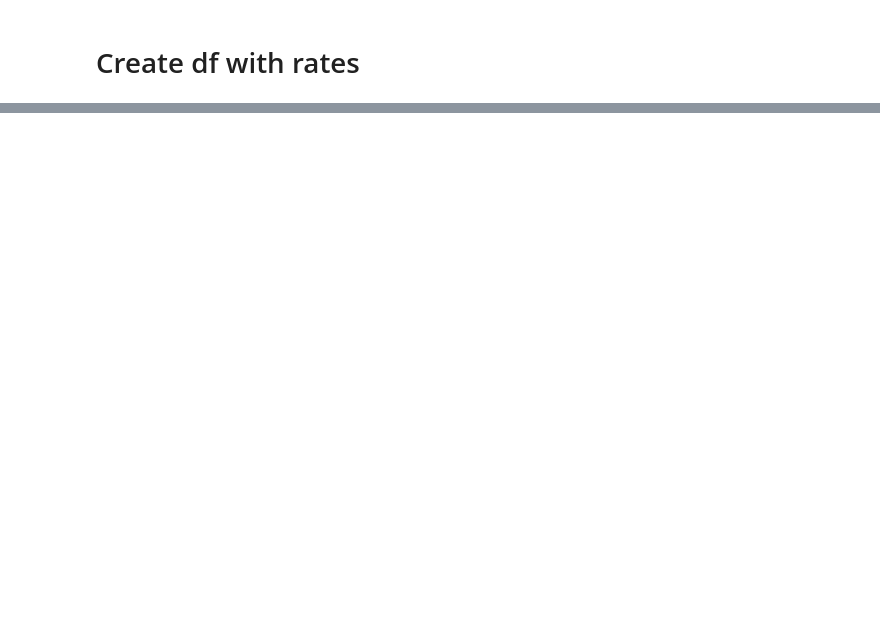
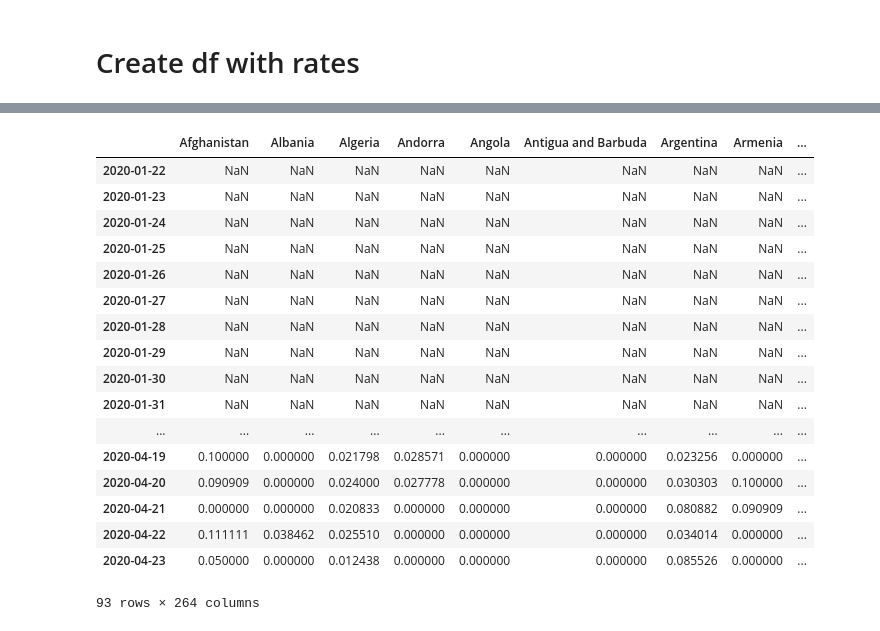
Before and after one commit to Muhibu/Spatial_Analysis_COVID-19, a Jupyter notebook: COVIDintern.ipynb, the cells around one changed output, grey strips where cells are left out. Saved outputs shown, nothing was run; the diff lists cells and outputs as text; code cells hidden in the pictures; blank space fills up the shorter version.

```diff
--- a/COVIDintern.ipynb
+++ b/COVIDintern.ipynb
@@ -64,0 +55,21 @@ print(dfr)
+# %%
+dfr
+# %% [output]
+|  | Afghanistan | Albania | Algeria | Andorra | Angola | Antigua and Barbuda | Argentina | Armenia | ... |
+| 2020-01-22 | NaN | NaN | NaN | NaN | NaN | NaN | NaN | NaN | ... |
+| 2020-01-23 | NaN | NaN | NaN | NaN | NaN | NaN | NaN | NaN | ... |
+| 2020-01-24 | NaN | NaN | NaN | NaN | NaN | NaN | NaN | NaN | ... |
+| 2020-01-25 | NaN | NaN | NaN | NaN | NaN | NaN | NaN | NaN | ... |
+| 2020-01-26 | NaN | NaN | NaN | NaN | NaN | NaN | NaN | NaN | ... |
+| 2020-01-27 | NaN | NaN | NaN | NaN | NaN | NaN | NaN | NaN | ... |
+| 2020-01-28 | NaN | NaN | NaN | NaN | NaN | NaN | NaN | NaN | ... |
+| 2020-01-29 | NaN | NaN | NaN | NaN | NaN | NaN | NaN | NaN | ... |
+| 2020-01-30 | NaN | NaN | NaN | NaN | NaN | NaN | NaN | NaN | ... |
+| 2020-01-31 | NaN | NaN | NaN | NaN | NaN | NaN | NaN | NaN | ... |
+| ... | ... | ... | ... | ... | ... | ... | ... | ... | ... |
+| 2020-04-19 | 0.100000 | 0.000000 | 0.021798 | 0.028571 | 0.000000 | 0.000000 | 0.023256 | 0.000000 | ... |
+| 2020-04-20 | 0.090909 | 0.000000 | 0.024000 | 0.027778 | 0.000000 | 0.000000 | 0.030303 | 0.100000 | ... |
+| 2020-04-21 | 0.000000 | 0.000000 | 0.020833 | 0.000000 | 0.000000 | 0.000000 | 0.080882 | 0.090909 | ... |
+| 2020-04-22 | 0.111111 | 0.038462 | 0.025510 | 0.000000 | 0.000000 | 0.000000 | 0.034014 | 0.000000 | ... |
+| 2020-04-23 | 0.050000 | 0.000000 | 0.012438 | 0.000000 | 0.000000 | 0.000000 | 0.085526 | 0.000000 | ... |
+93 rows × 264 columns
```
Also changed, not shown: parts of 12 cells of this notebook.
